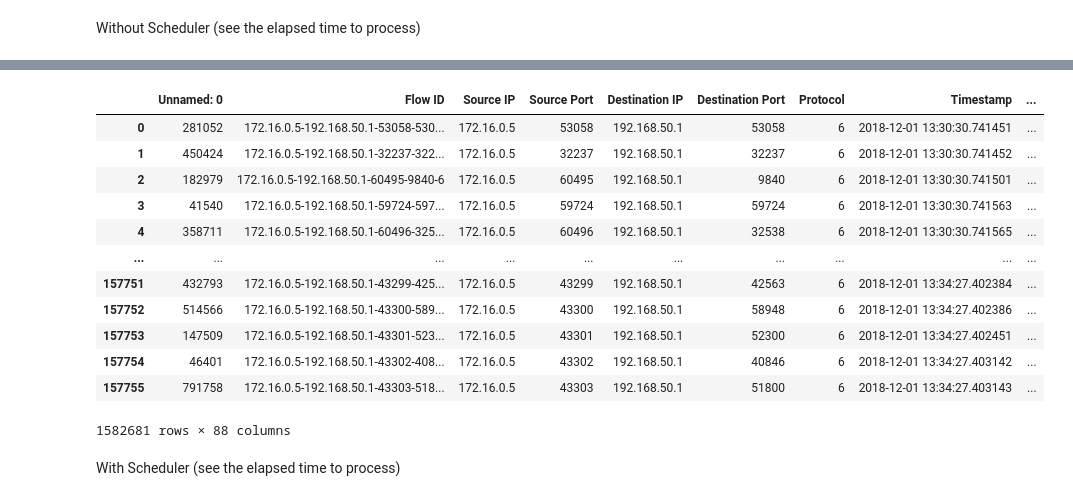
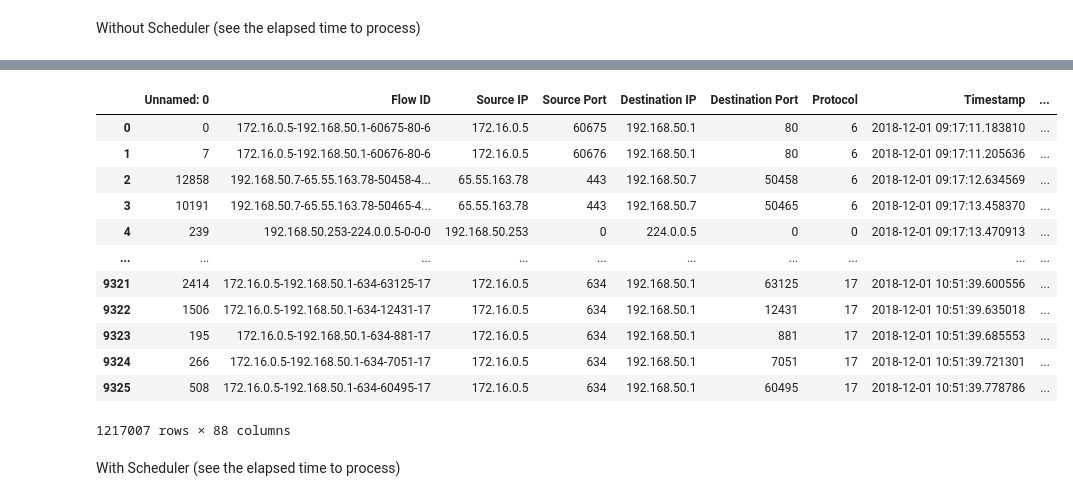
Before and after one commit to Thesis-on-Cyber-Security/Thesis-on-DDOS, a Jupyter notebook: Data-PreProcessing/Read_Data.ipynb, the cells around one changed output, grey strips where cells are left out. Saved outputs shown, nothing was run; the diff lists cells and outputs as text; code cells hidden in the pictures.

```diff
--- a/Data-PreProcessing/Read_Data.ipynb
+++ b/Data-PreProcessing/Read_Data.ipynb
@@ -274,7 +277,8 @@ Without Scheduler (see the elapsed time to process)
 # %%
 %%time
 # workingDataFrame = readHugeCsvFileAsDataFrame(path_UDPLag)
-workingDataFrame = readHugeCsvFileAsDataFrame(path_Syn)
+# workingDataFrame = readHugeCsvFileAsDataFrame(path_Syn)
+workingDataFrame = readHugeCsvFileAsDataFrame(path_DdoS_NTP)
 # workingDataFrame.describe()
 workingDataFrame
 # %% [output]
@@ -282,16 +286,16 @@ Wall time: 1min 20s
 |  | Unnamed: 0 | Flow ID | Source IP | Source Port | Destination IP | Destination Port | Protocol | Timestamp | ... |
-| 0 | 281052 | 172.16.0.5-192.168.50.1-53058-530... | 172.16.0.5 | 53058 | 192.168.50.1 | 53058 | 6 | 2018-12-01 13:30:30.741451 | ... |
-| 1 | 450424 | 172.16.0.5-192.168.50.1-32237-322... | 172.16.0.5 | 32237 | 192.168.50.1 | 32237 | 6 | 2018-12-01 13:30:30.741452 | ... |
-| 2 | 182979 | 172.16.0.5-192.168.50.1-60495-9840-6 | 172.16.0.5 | 60495 | 192.168.50.1 | 9840 | 6 | 2018-12-01 13:30:30.741501 | ... |
-| 3 | 41540 | 172.16.0.5-192.168.50.1-59724-597... | 172.16.0.5 | 59724 | 192.168.50.1 | 59724 | 6 | 2018-12-01 13:30:30.741563 | ... |
-| 4 | 358711 | 172.16.0.5-192.168.50.1-60496-325... | 172.16.0.5 | 60496 | 192.168.50.1 | 32538 | 6 | 2018-12-01 13:30:30.741565 | ... |
+| 0 | 0 | 172.16.0.5-192.168.50.1-60675-80-6 | 172.16.0.5 | 60675 | 192.168.50.1 | 80 | 6 | 2018-12-01 09:17:11.183810 | ... |
+| 1 | 7 | 172.16.0.5-192.168.50.1-60676-80-6 | 172.16.0.5 | 60676 | 192.168.50.1 | 80 | 6 | 2018-12-01 09:17:11.205636 | ... |
+| 2 | 12858 | 192.168.50.7-65.55.163.78-50458-4... | 65.55.163.78 | 443 | 192.168.50.7 | 50458 | 6 | 2018-12-01 09:17:12.634569 | ... |
+| 3 | 10191 | 192.168.50.7-65.55.163.78-50465-4... | 65.55.163.78 | 443 | 192.168.50.7 | 50465 | 6 | 2018-12-01 09:17:13.458370 | ... |
+| 4 | 239 | 192.168.50.253-224.0.0.5-0-0-0 | 192.168.50.253 | 0 | 224.0.0.5 | 0 | 0 | 2018-12-01 09:17:13.470913 | ... |
 | ... | ... | ... | ... | ... | ... | ... | ... | ... | ... |
-| 157751 | 432793 | 172.16.0.5-192.168.50.1-43299-425... | 172.16.0.5 | 43299 | 192.168.50.1 | 42563 | 6 | 2018-12-01 13:34:27.402384 | ... |
-| 157752 | 514566 | 172.16.0.5-192.168.50.1-43300-589... | 172.16.0.5 | 43300 | 192.168.50.1 | 58948 | 6 | 2018-12-01 13:34:27.402386 | ... |
-| 157753 | 147509 | 172.16.0.5-192.168.50.1-43301-523... | 172.16.0.5 | 43301 | 192.168.50.1 | 52300 | 6 | 2018-12-01 13:34:27.402451 | ... |
-| 157754 | 46401 | 172.16.0.5-192.168.50.1-43302-408... | 172.16.0.5 | 43302 | 192.168.50.1 | 40846 | 6 | 2018-12-01 13:34:27.403142 | ... |
-| 157755 | 791758 | 172.16.0.5-192.168.50.1-43303-518... | 172.16.0.5 | 43303 | 192.168.50.1 | 51800 | 6 | 2018-12-01 13:34:27.403143 | ... |
+| 9321 | 2414 | 172.16.0.5-192.168.50.1-634-63125-17 | 172.16.0.5 | 634 | 192.168.50.1 | 63125 | 17 | 2018-12-01 10:51:39.600556 | ... |
+| 9322 | 1506 | 172.16.0.5-192.168.50.1-634-12431-17 | 172.16.0.5 | 634 | 192.168.50.1 | 12431 | 17 | 2018-12-01 10:51:39.635018 | ... |
+| 9323 | 195 | 172.16.0.5-192.168.50.1-634-881-17 | 172.16.0.5 | 634 | 192.168.50.1 | 881 | 17 | 2018-12-01 10:51:39.685553 | ... |
+| 9324 | 266 | 172.16.0.5-192.168.50.1-634-7051-17 | 172.16.0.5 | 634 | 192.168.50.1 | 7051 | 17 | 2018-12-01 10:51:39.721301 | ... |
+| 9325 | 508 | 172.16.0.5-192.168.50.1-634-60495-17 | 172.16.0.5 | 634 | 192.168.50.1 | 60495 | 17 | 2018-12-01 10:51:39.778786 | ... |
-1582681 rows × 88 columns
+1217007 rows × 88 columns
 # %% [markdown]
 With Scheduler (see the elapsed time to process)
 # %% [markdown]
```
Also changed, not shown: parts of 18 cells of this notebook.
